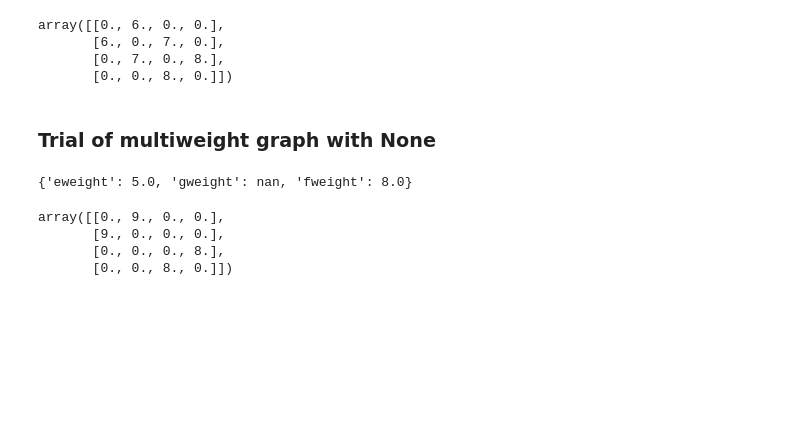
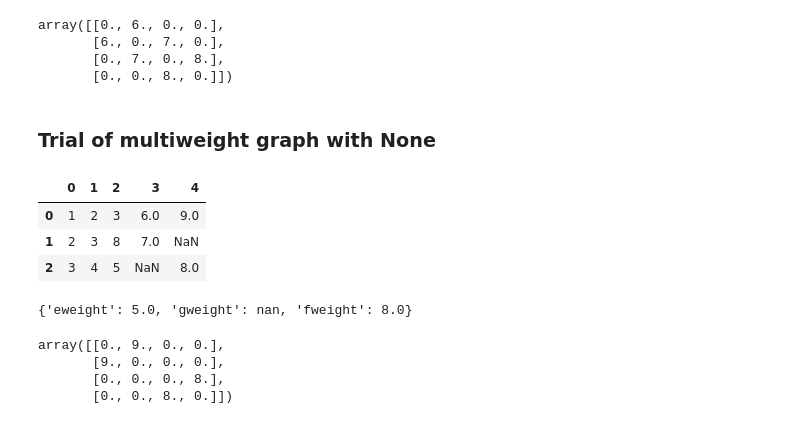
Before and after one commit to dmannan/graphSpec, a Jupyter notebook: CompatilibityOfSpec.ipynb, the cells around one changed output. Drawn from its saved outputs; the diff is of its cells as text; code cells hidden in the pictures; blank space fills up the shorter version.

```diff
--- a/CompatilibityOfSpec.ipynb
+++ b/CompatilibityOfSpec.ipynb
@@ -124,6 +139,14 @@ with open("multiEdgelistNone.csv",'w') as new_file:
     csv_writer.writerow([1,2,3,6,9])
     csv_writer.writerow([2,3,8,7,NaN])
     csv_writer.writerow([3,4,5,NaN,8])
+# %%
+data4 = pd.read_csv("multiEdgelistNone.csv", header = None)
+data4
+# %% [output]
+|  | 0 | 1 | 2 | 3 | 4 |
+| 0 | 1 | 2 | 3 | 6.0 | 9.0 |
+| 1 | 2 | 3 | 8 | 7.0 | NaN |
+| 2 | 3 | 4 | 5 | NaN | 8.0 |
 # %%
 g4 = nx.read_edgelist("multiEdgelistNone.csv", delimiter=',', data=(('eweight',float),('gweight', float),("fweight", float)))
 g4.get_edge_data("3","4")
```
Also changed, not shown: parts of 5 cells of this notebook.
